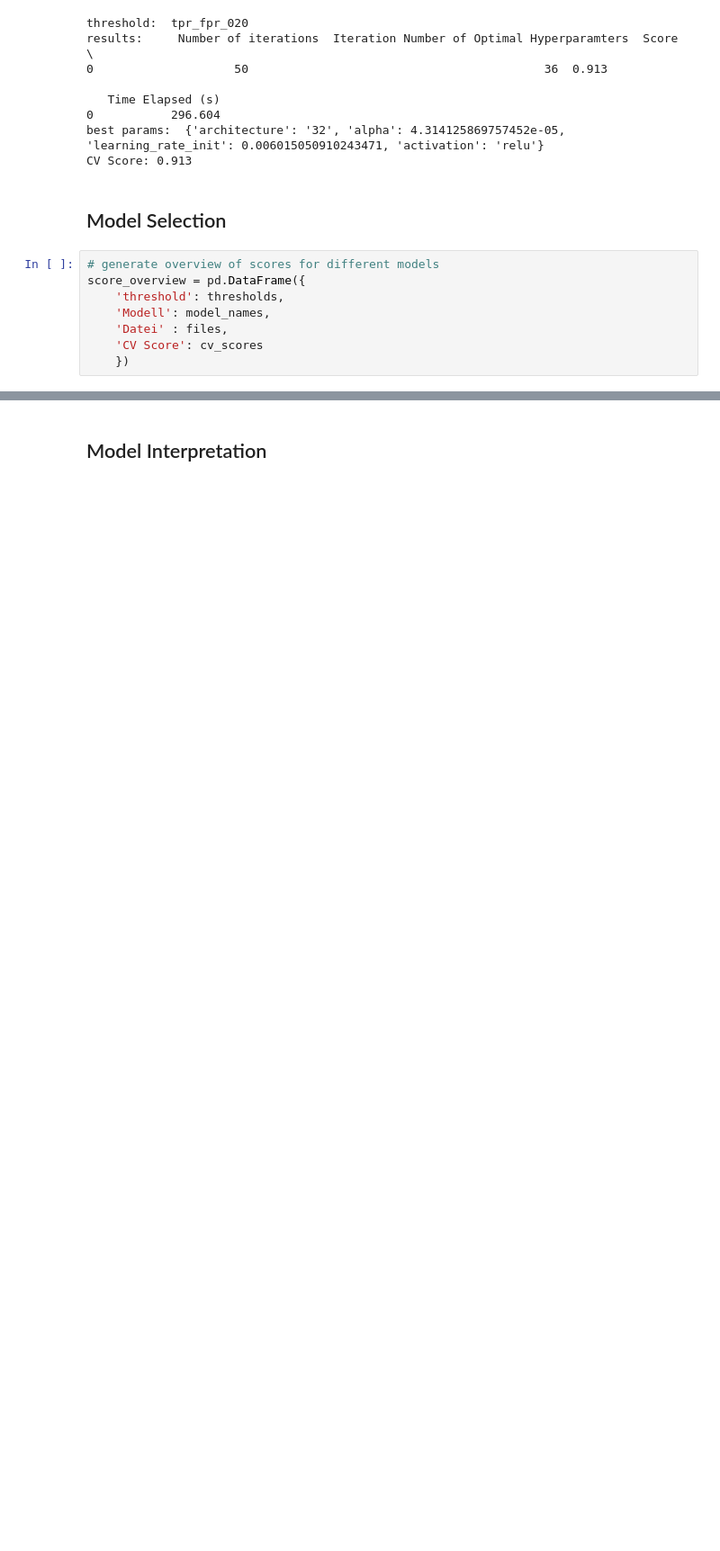
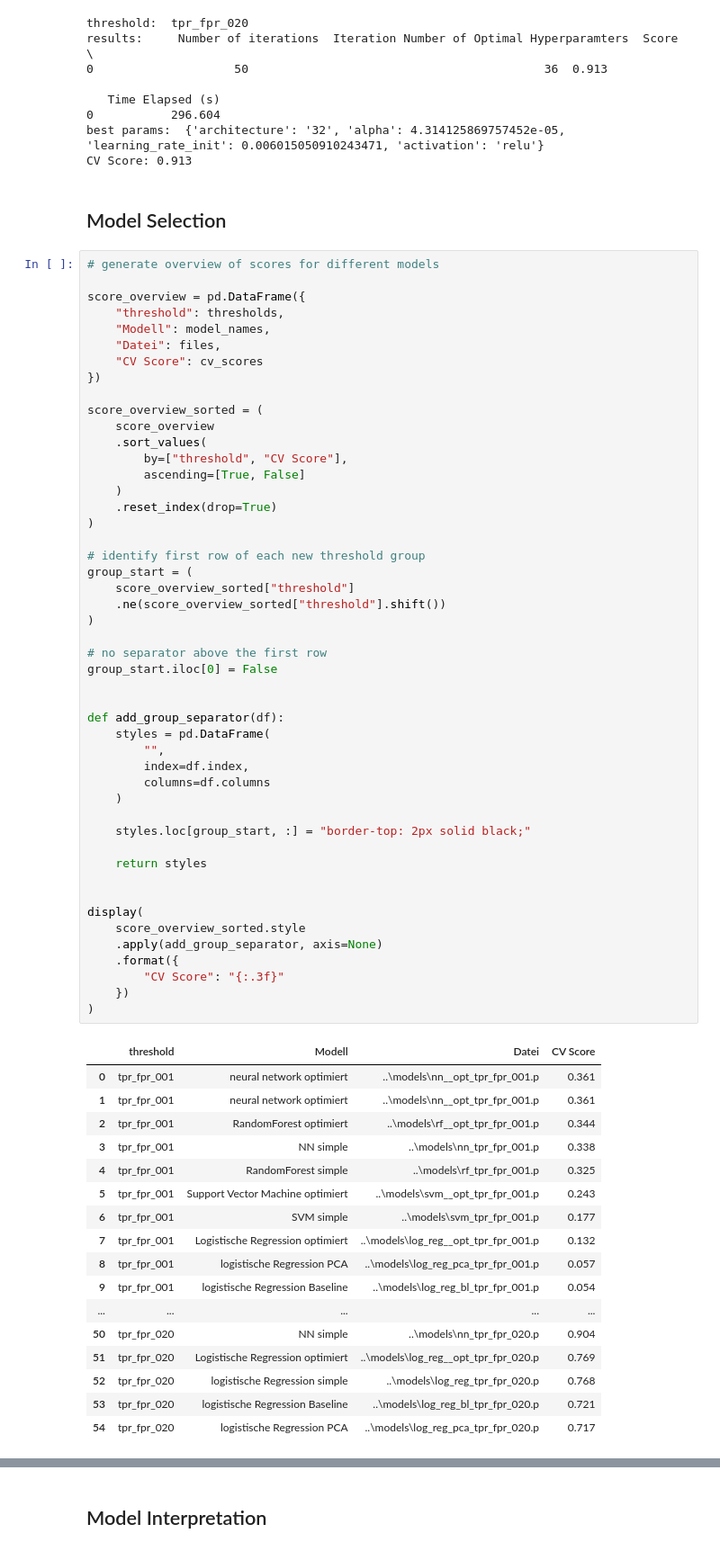
Before and after one commit to k-skupin/MAGIC-Gamma-Telescope, a Jupyter notebook: notebooks/Gamma_models_thresholds.ipynb, the cells around one changed output, grey strips where cells are left out. Shown at 90% size. Saved outputs shown, nothing was run; the diff lists cells and outputs as text; blank space fills up the shorter version.

```diff
--- a/notebooks/Gamma_models_thresholds.ipynb
+++ b/notebooks/Gamma_models_thresholds.ipynb
@@ -950,9 +918,67 @@ CV Score: 0.913
 ## Model Selection
 # %%
 # generate overview of scores for different models
+
 score_overview = pd.DataFrame({
-    'threshold': thresholds,
-    'Modell': model_names,
-    'Datei' : files,
-    'CV Score': cv_scores
+    "threshold": thresholds,
+    "Modell": model_names,
+    "Datei": files,
+    "CV Score": cv_scores
+})
+
+score_overview_sorted = (
+    score_overview
+    .sort_values(
+        by=["threshold", "CV Score"],
+        ascending=[True, False]
+    )
+    .reset_index(drop=True)
+)
+
+# identify first row of each new threshold group
+group_start = (
+    score_overview_sorted["threshold"]
+    .ne(score_overview_sorted["threshold"].shift())
+)
+
+# no separator above the first row
+group_start.iloc[0] = False
+
+
+def add_group_separator(df):
+    styles = pd.DataFrame(
+        "",
+        index=df.index,
+        columns=df.columns
+    )
+
+    styles.loc[group_start, :] = "border-top: 2px solid black;"
+
+    return styles
+
+
+display(
+    score_overview_sorted.style
+    .apply(add_group_separator, axis=None)
+    .format({
+        "CV Score": "{:.3f}"
     })
+)
+# %% [output]
+|  | threshold | Modell | Datei | CV Score |
+| 0 | tpr_fpr_001 | neural network optimiert | ..\models\nn__opt_tpr_fpr_001.p | 0.361 |
+| 1 | tpr_fpr_001 | neural network optimiert | ..\models\nn__opt_tpr_fpr_001.p | 0.361 |
+| 2 | tpr_fpr_001 | RandomForest optimiert | ..\models\rf__opt_tpr_fpr_001.p | 0.344 |
+| 3 | tpr_fpr_001 | NN simple | ..\models\nn_tpr_fpr_001.p | 0.338 |
+| 4 | tpr_fpr_001 | RandomForest simple | ..\models\rf_tpr_fpr_001.p | 0.325 |
+| 5 | tpr_fpr_001 | Support Vector Machine optimiert | ..\models\svm__opt_tpr_fpr_001.p | 0.243 |
+| 6 | tpr_fpr_001 | SVM simple | ..\models\svm_tpr_fpr_001.p | 0.177 |
+| 7 | tpr_fpr_001 | Logistische Regression optimiert | ..\models\log_reg__opt_tpr_fpr_001.p | 0.132 |
+| 8 | tpr_fpr_001 | logistische Regression PCA | ..\models\log_reg_pca_tpr_fpr_001.p | 0.057 |
+| 9 | tpr_fpr_001 | logistische Regression Baseline | ..\models\log_reg_bl_tpr_fpr_001.p | 0.054 |
+| ... | ... | ... | ... | ... |
+| 50 | tpr_fpr_020 | NN simple | ..\models\nn_tpr_fpr_020.p | 0.904 |
+| 51 | tpr_fpr_020 | Logistische Regression optimiert | ..\models\log_reg__opt_tpr_fpr_020.p | 0.769 |
+| 52 | tpr_fpr_020 | logistische Regression simple | ..\models\log_reg_tpr_fpr_020.p | 0.768 |
+| 53 | tpr_fpr_020 | logistische Regression Baseline | ..\models\log_reg_bl_tpr_fpr_020.p | 0.721 |
+| 54 | tpr_fpr_020 | logistische Regression PCA | ..\models\log_reg_pca_tpr_fpr_020.p | 0.717 |
```
Also changed, not shown: parts of 38 cells of this notebook, 9 other files.
